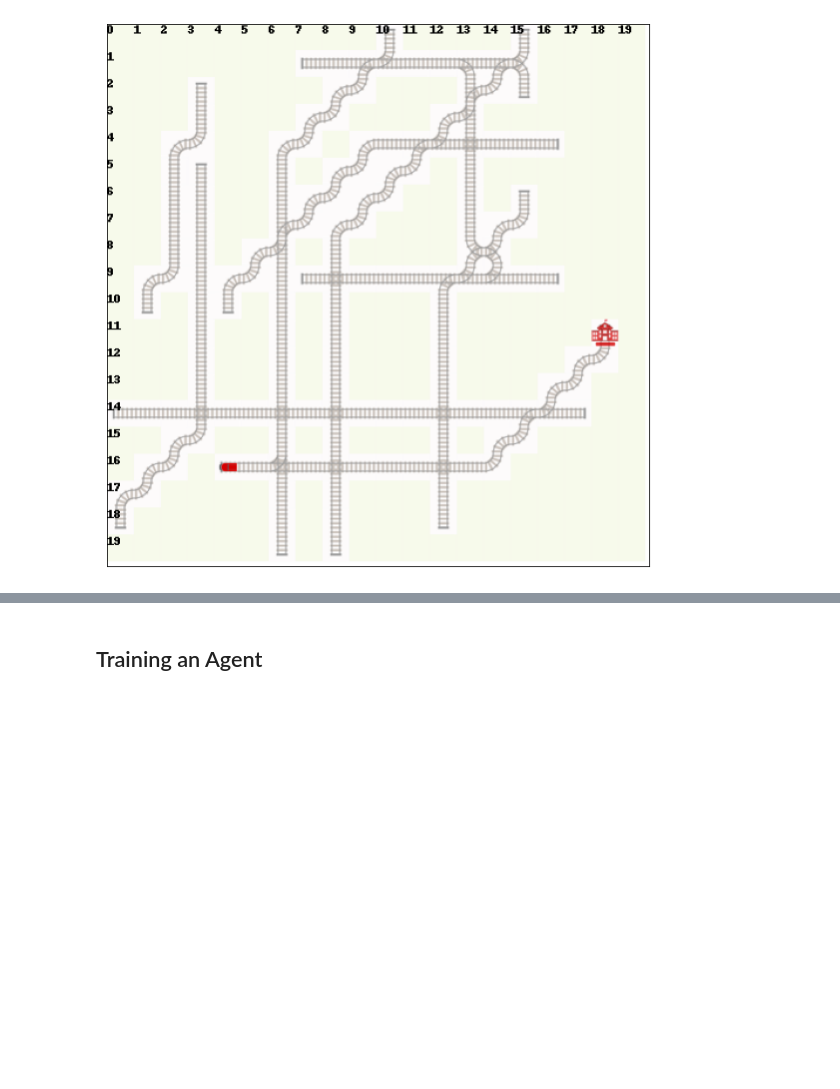
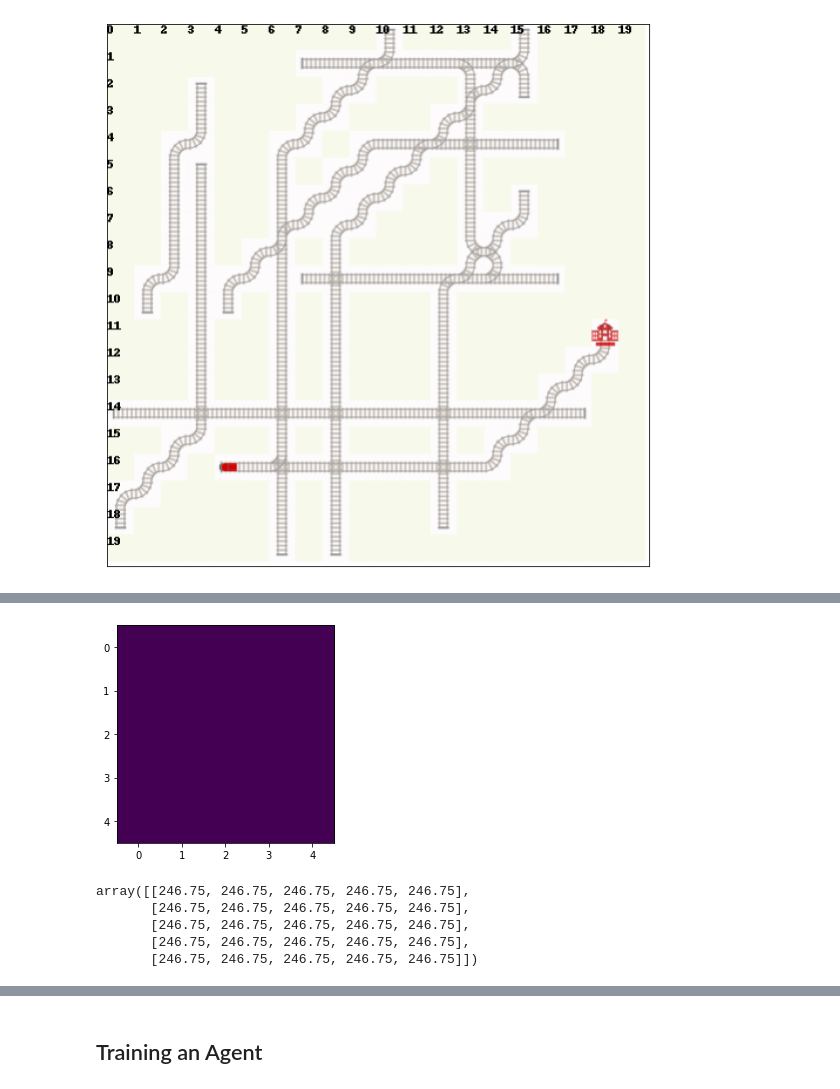
Before and after one commit to phyjoon/multi-agent-rl, a Jupyter notebook: Training_a_single_agent.ipynb, the cells around one changed output, grey strips where cells are left out. Saved outputs shown, nothing was run; the diff lists cells and outputs as text; code cells hidden in the pictures; blank space fills up the shorter version.

```diff
--- a/Training_a_single_agent.ipynb
+++ b/Training_a_single_agent.ipynb
@@ -106,0 +118,15 @@ plt.show()
+# %%
+im = (env_image).mean(axis = 2)
+plt.imshow(im[5:10,5:10])
+plt.show()
+# %% [output]
+[figure, added]
+# %%
+# average pixel value of empty portions in the image
+im[5:10,5:10]
+# %% [output]
+array([[246.75, 246.75, 246.75, 246.75, 246.75],
+       [246.75, 246.75, 246.75, 246.75, 246.75],
+       [246.75, 246.75, 246.75, 246.75, 246.75],
+       [246.75, 246.75, 246.75, 246.75, 246.75],
+       [246.75, 246.75, 246.75, 246.75, 246.75]])
```
Also changed, not shown: parts of 25 cells of this notebook, 4 other files.
